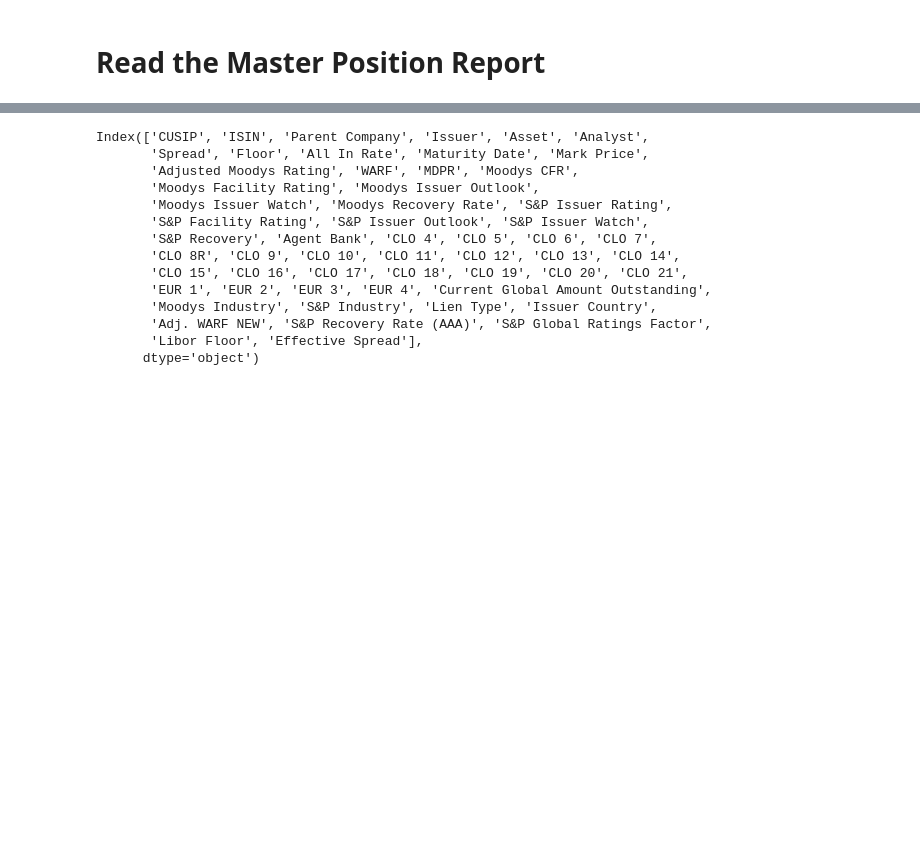
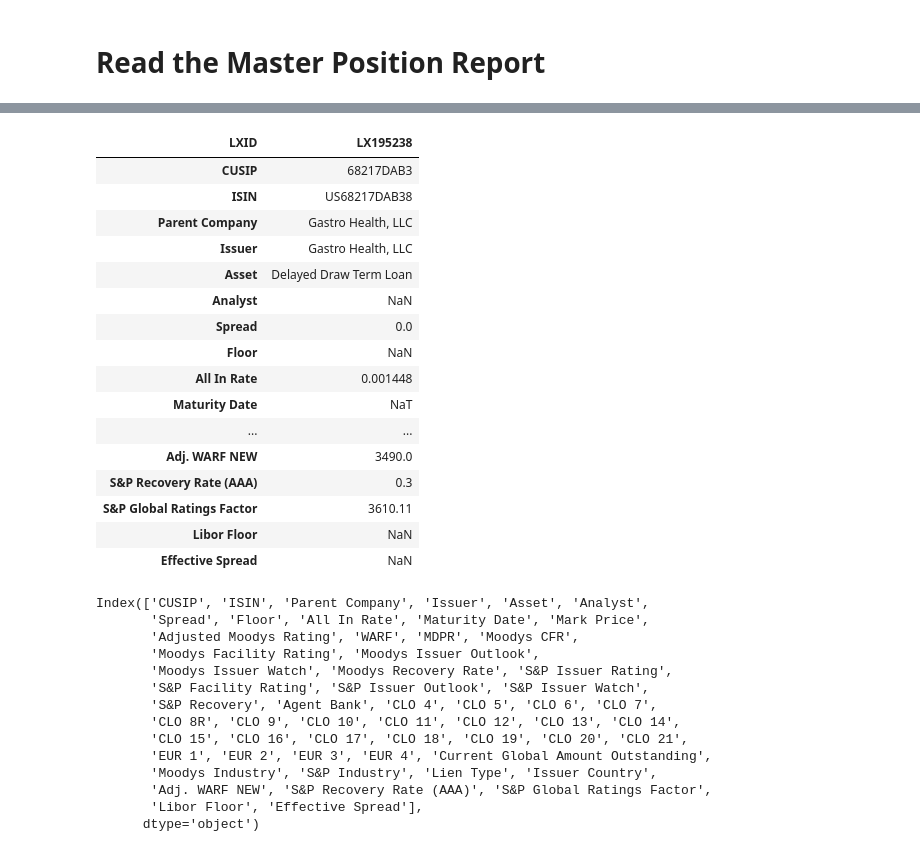
Before and after one commit to joshknechtel-gs/RM-IT, a Jupyter notebook: ComplianceChecks-FromPositionReports.ipynb, the cells around one changed output, grey strips where cells are left out. Drawn from its saved outputs; the diff is of its cells as text; code cells hidden in the pictures; blank space fills up the shorter version.

```diff
--- a/ComplianceChecks-FromPositionReports.ipynb
+++ b/ComplianceChecks-FromPositionReports.ipynb
@@ -29,5 +29,5 @@ importlib.reload(ccu)
 # %%
-asdate = '7-9-21'
+asdate = '7-8-21'
 path = 'Z:/Shared/Risk Management and Investment Technology/CLO Optimization/CLO Reports/'
 
 file = 'CLO Model with Euro CLOs ' + asdate + '.xlsx'
@@ -40,3 +161,23 @@ ccu.write_output(all_df,'CLOComplianceStats',asdate)
+# %%
+clo_df.loc[clo_df['Maturity Date'].isna()]
+# %% [output]
+| LXID | LX195238 |
+| CUSIP | 68217DAB3 |
+| ISIN | US68217DAB38 |
+| Parent Company | Gastro Health, LLC |
+| Issuer | Gastro Health, LLC |
+| Asset | Delayed Draw Term Loan |
+| Analyst | NaN |
+| Spread | 0.0 |
+| Floor | NaN |
+| All In Rate | 0.001448 |
+| Maturity Date | NaT |
+| ... | ... |
+| Adj. WARF NEW | 3490.0 |
+| S&P Recovery Rate (AAA) | 0.3 |
+| S&P Global Ratings Factor | 3610.11 |
+| Libor Floor | NaN |
+| Effective Spread | NaN |
 # %%
 clo_df.columns
 # %% [output]
```
Also changed, not shown: parts of 14 cells of this notebook.
